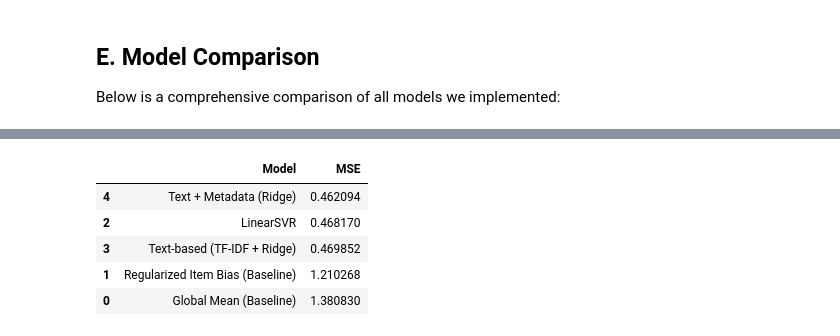
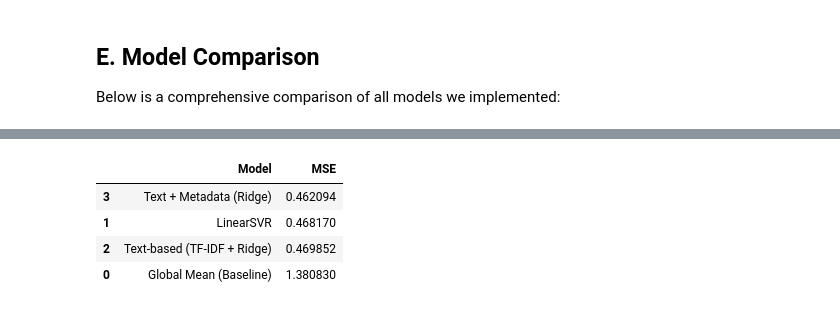
Before and after one commit to JaeHyun-Cha-00/CSE158-Assignment2, a Jupyter notebook: Assignment2.ipynb, the cells around one changed output, grey strips where cells are left out. Cells and saved outputs as stored; diff of their text form; code cells hidden in the pictures.

```diff
--- a/Assignment2.ipynb
+++ b/Assignment2.ipynb
@@ -757,7 +760,7 @@ X_temp, X_test, y_temp, y_test = train_test_split(
 # Step 2: Split remaining 85% into train (70%) and validation (15%)
 X_train, X_val, y_train, y_val = train_test_split(
     X_temp, y_temp,
-    test_size=0.15/0.85,  # ~17.6% of 85% = 15% of total
+    test_size=0.15/0.85,
     random_state=42,
     stratify=y_temp
 )
@@ -790,7 +793,7 @@ print(f"  Vocabulary size: {len(tfidf.vocabulary_):,}")
 # ============================================================================
 # C: Regularization parameter (inverse of regularization strength)
 # epsilon: Epsilon-tube (no penalty within this range)
-C_values = [0.1, 0.5, 1.0, 2.0, 5.0, 10.0]
+C_values = [0.1, 0.5, 1.0, 2.0]
 epsilon_values = [0.0, 0.1, 0.2]
 best_C = 1.0
 best_epsilon = 0.0
@@ -887,14 +884,12 @@ Below is a comprehensive comparison of all models we implemented:
 results = {
     'Model': [
         'Global Mean (Baseline)',
-        'Regularized Item Bias (Baseline)',
         'LinearSVR',
         'Text-based (TF-IDF + Ridge)',
         'Text + Metadata (Ridge)',
     ],
     'MSE': [
         mse_global,
-        mse_reg_item,
         mse_svr,
         mse_text,
         mse_ridge,
@@ -924,9 +918,8 @@ Regularized Item Bias (Baseline) 1.210268
 ================================================================================
 |  | Model | MSE |
-| 4 | Text + Metadata (Ridge) | 0.462094 |
-| 2 | LinearSVR | 0.468170 |
-| 3 | Text-based (TF-IDF + Ridge) | 0.469852 |
-| 1 | Regularized Item Bias (Baseline) | 1.210268 |
+| 3 | Text + Metadata (Ridge) | 0.462094 |
+| 1 | LinearSVR | 0.468170 |
+| 2 | Text-based (TF-IDF + Ridge) | 0.469852 |
 | 0 | Global Mean (Baseline) | 1.380830 |
 # %%
 # ============================================================================
```
Also changed, not shown: parts of 9 cells of this notebook, 1 other file.
